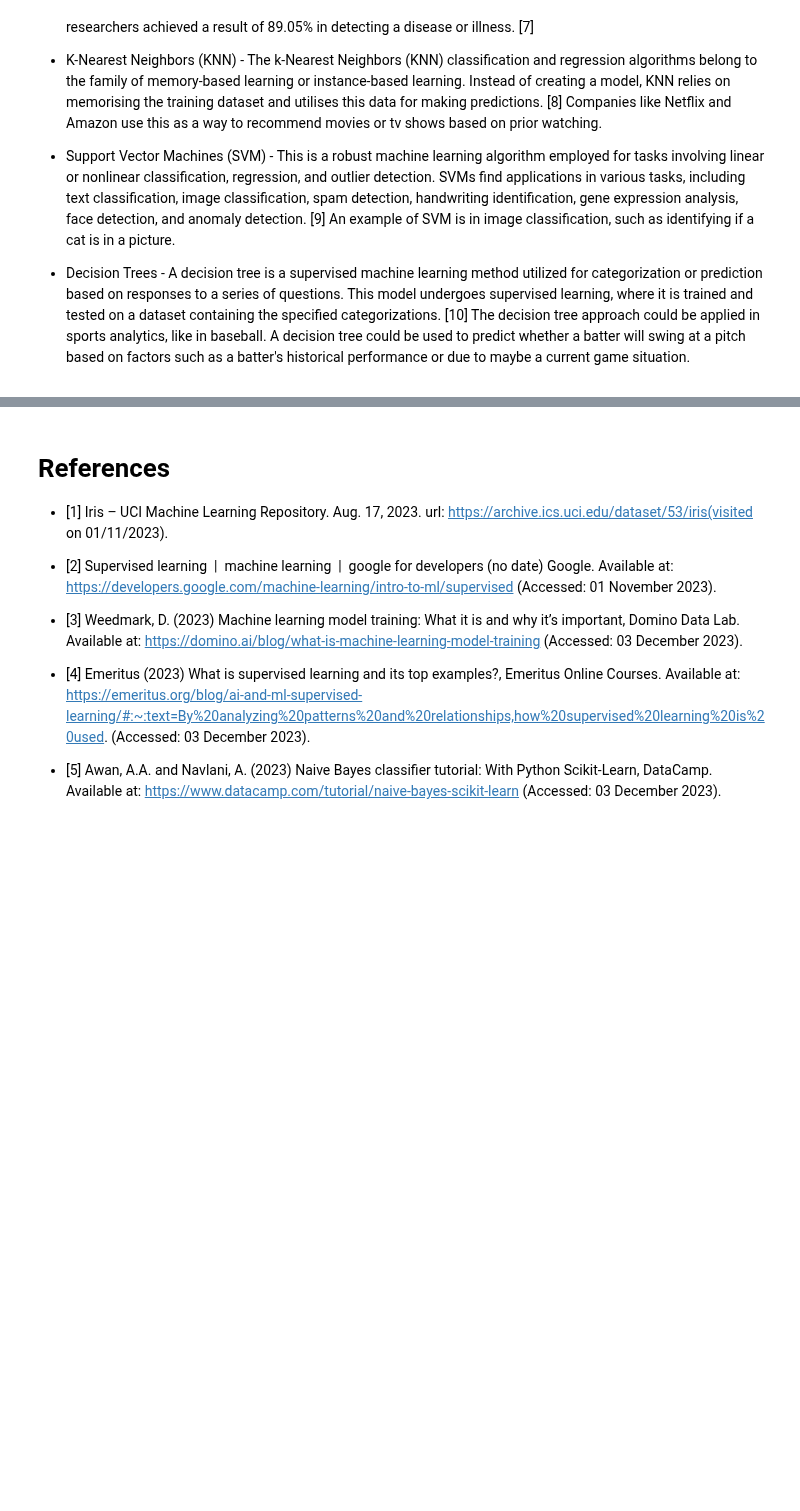
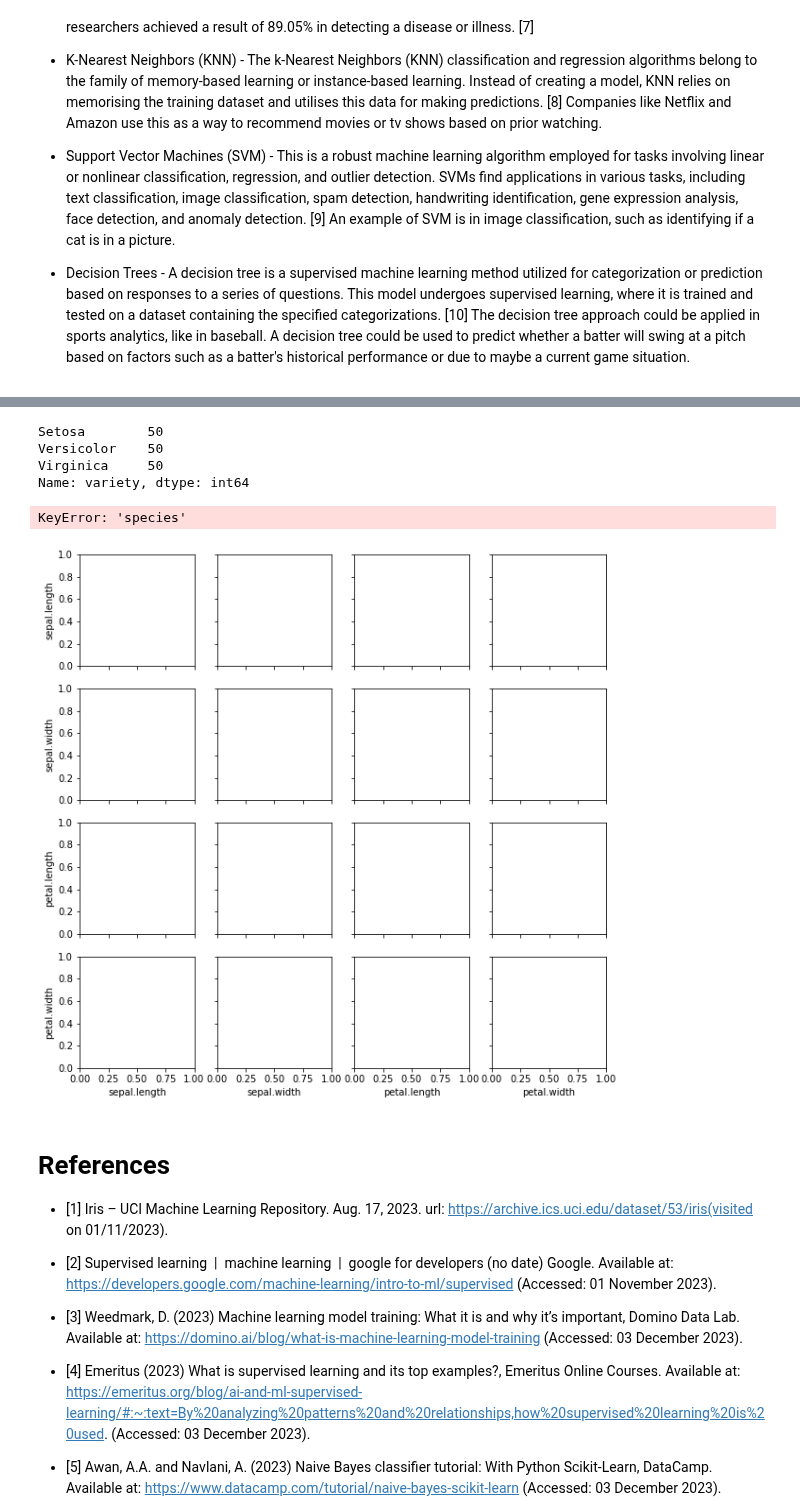
Before and after one commit to KenLin765/machine-learning-and-statistics, a Jupyter notebook: project.ipynb, the cells around one changed output, grey strips where cells are left out. Saved outputs shown, nothing was run; the diff lists cells and outputs as text; code cells hidden in the pictures; blank space fills up the shorter version.

Commit message:
added more basic info on Iris dataset using numpy and iris dataset csv to folder

```diff
--- a/project.ipynb
+++ b/project.ipynb
@@ -53,0 +66,6 @@ A real world example based on my understanding of this, would be an email spam f
+# %%
+import pandas as pd
+
+# Load the Iris dataset from a CSV file
+file_path = r'C:\Users\Kenne\OneDrive\Desktop\Programming\machine-learning-and-statistics\Project Files\iris.csv'
+iris_df = pd.read_csv(file_path)
@@ -54,3 +101,16 @@ A real world example based on my understanding of this, would be an email spam f
+# %%
+print(iris_df['variety'].value_counts())
+# %% [output]
+Setosa        50
+Versicolor    50
+Virginica     50
+Name: variety, dtype: int64
+# %%
+sns.pairplot(iris_df, hue='variety')
+plt.show()
+# %% [output]
+KeyError: 'species'
+[figure, added]
 # %% [markdown]
 # References
 
```
Also changed, not shown: parts of 4 cells of this notebook, 1 other file.
